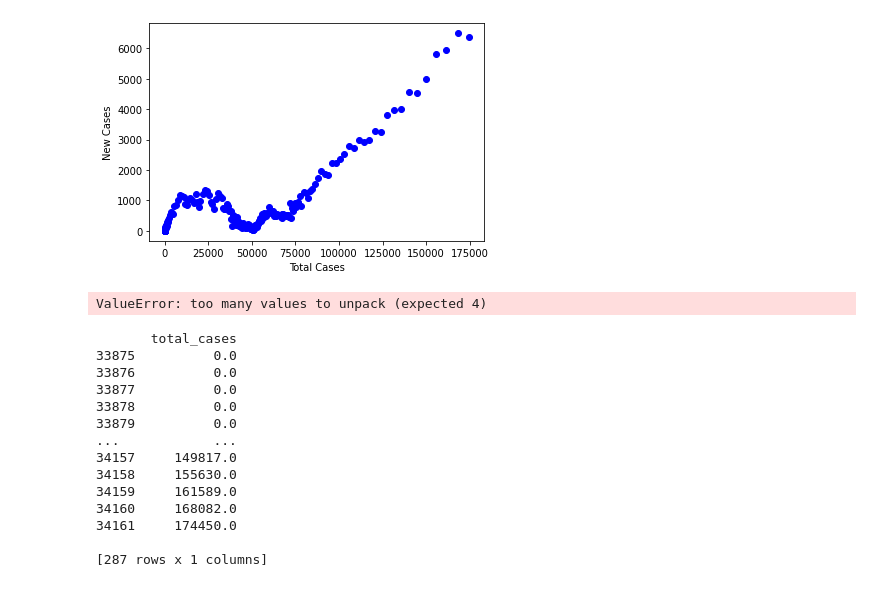
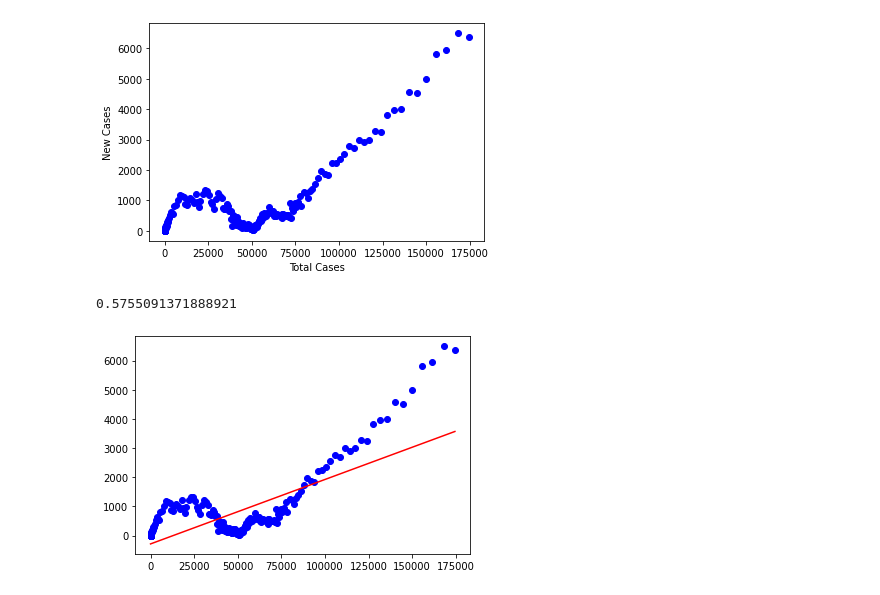
Before and after one commit to Tuaneyo/machine-learning-assignment, a Jupyter notebook: Linear Regression.ipynb, the cells around one changed output. Cells and saved outputs as stored; diff of their text form; code cells hidden in the pictures.

```diff
--- a/Linear Regression.ipynb
+++ b/Linear Regression.ipynb
@@ -62,8 +62,9 @@ from sklearn import linear_model
 from scipy import stats
 # %%
 # Import data and preprocessing
-df = pd.read_csv("files/Case_PRB.csv", sep=",")
+df = pd.read_csv("files/Case_PRB.csv")
 df = df.fillna(0)
+
 country_mask = (df['location'] == "Netherlands")
 df = df[country_mask]
 
@@ -79,24 +80,25 @@ plt.plot()
 []
 [figure]
 # %%
+# Data preprocess stront door python klote
+total_cases = total_cases['total_cases'].to_numpy()
+new_cases = new_cases['new_cases'].to_numpy()
 
-slope, intercept, r_value, p_value, std_err = stats.linregress(new_cases.to_numpy(), total_cases.to_numpy())
+slope, intercept, r_value, p_value, std_err = stats.linregress(total_cases, new_cases)
-# %% [output]
-ValueError: too many values to unpack (expected 4)
-# %%
-print(total_cases)
-# %% [output]
-       total_cases
-33875          0.0
-33876          0.0
-33877          0.0
-33878          0.0
-33879          0.0
-...            ...
-34157     149817.0
-34158     155630.0
-34159     161589.0
-34160     168082.0
-34161     174450.0
-
-[287 rows x 1 columns]
+# %%
+# Accuracy of the line
+r_value ** 2
+# %% [output]
+0.5755091371888921
+# %%
+# Prediction
+def predict(x):
+  return slope * x + intercept
+
+fitLine = predict(total_cases)
+
+plt.scatter(total_cases, new_cases, color="blue")
+plt.plot(total_cases, fitLine, c='r')
+plt.show()
+# %% [output]
+[figure, added]
```
